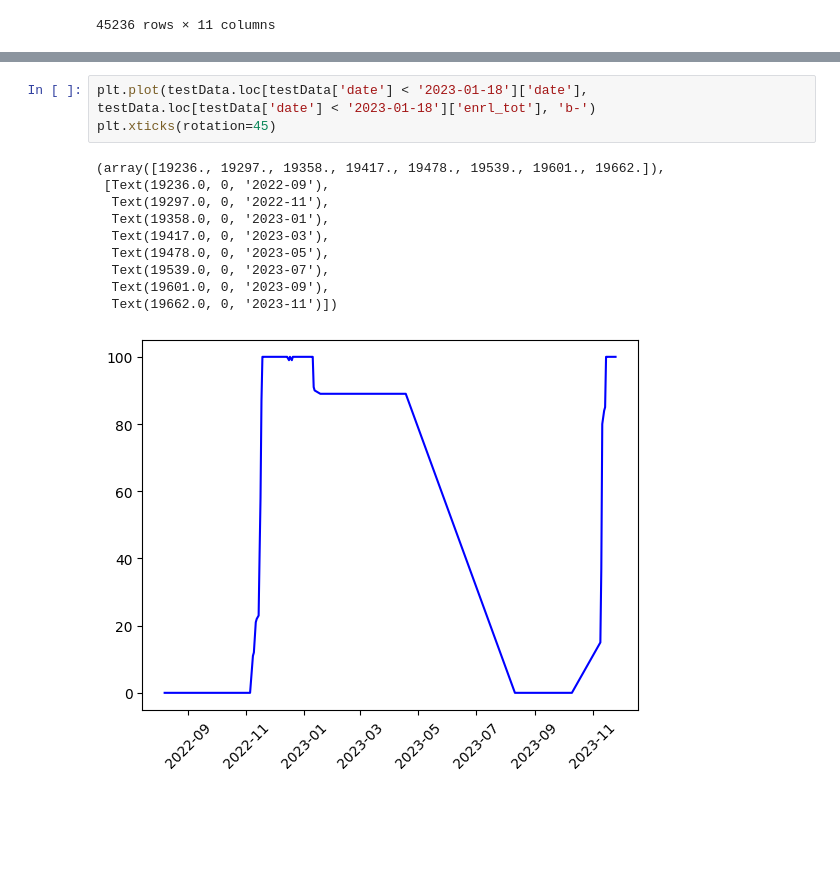
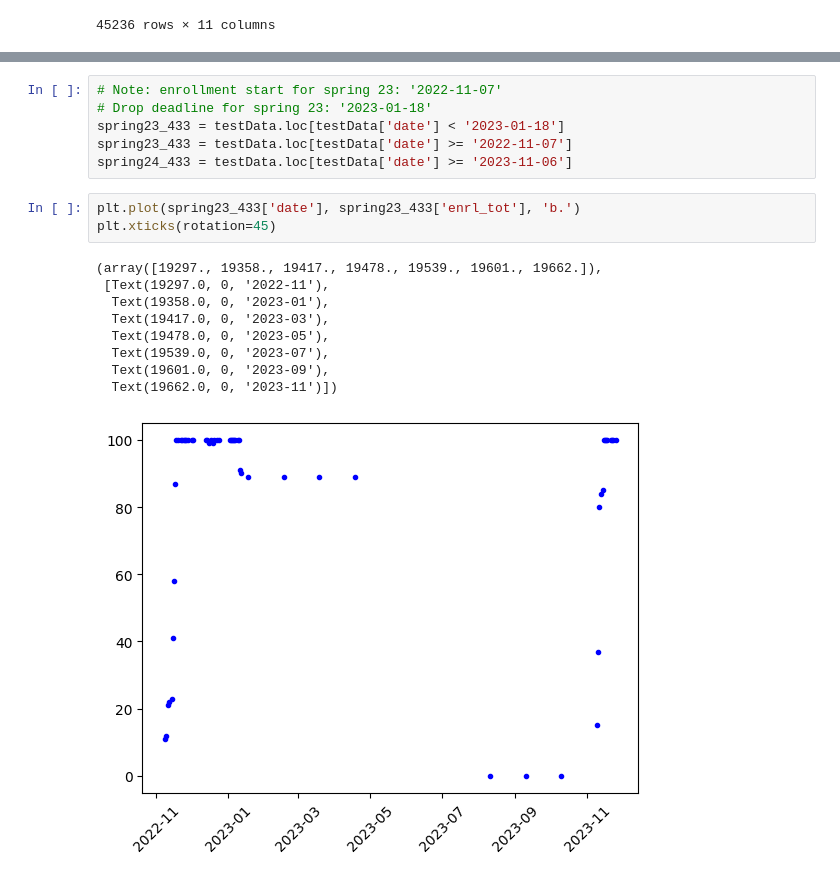
Before and after one commit to djennedy/353project, a Jupyter notebook: 01_data_cleaning copy.ipynb, the cells around one changed output, grey strips where cells are left out. Cells and saved outputs as stored; diff of their text form; blank space fills up the shorter version.

Commit message:
Added spring 23 deadlines

```diff
--- a/01_data_cleaning copy.ipynb
+++ b/01_data_cleaning copy.ipynb
@@ -79,14 +60,19 @@ testData
+# %%
+# Note: enrollment start for spring 23: '2022-11-07'
+# Drop deadline for spring 23: '2023-01-18'
+spring23_433 = testData.loc[testData['date'] < '2023-01-18']
+spring23_433 = testData.loc[testData['date'] >= '2022-11-07']
+spring24_433 = testData.loc[testData['date'] >= '2023-11-06']
 # %%
-plt.plot(testData.loc[testData['date'] < '2023-01-18']['date'], testData.loc[testData['date'] < '2023-01-18']['enrl_tot'], 'b-')
+plt.plot(spring23_433['date'], spring23_433['enrl_tot'], 'b.')
 plt.xticks(rotation=45)
 # %% [output]
-(array([19236., 19297., 19358., 19417., 19478., 19539., 19601., 19662.]),
- [Text(19236.0, 0, '2022-09'),
-  Text(19297.0, 0, '2022-11'),
+(array([19297., 19358., 19417., 19478., 19539., 19601., 19662.]),
+ [Text(19297.0, 0, '2022-11'),
   Text(19358.0, 0, '2023-01'),
   Text(19417.0, 0, '2023-03'),
   Text(19478.0, 0, '2023-05'),
   Text(19539.0, 0, '2023-07'),
   Text(19601.0, 0, '2023-09'),
   Text(19662.0, 0, '2023-11')])
-[figure, old version]
+[figure, new version]
```
Also changed, not shown: parts of 1 cell of this notebook.
